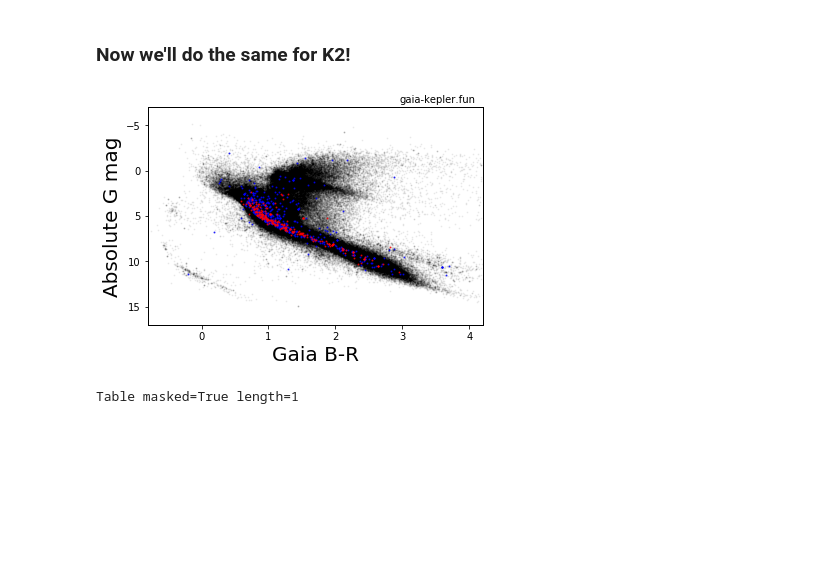
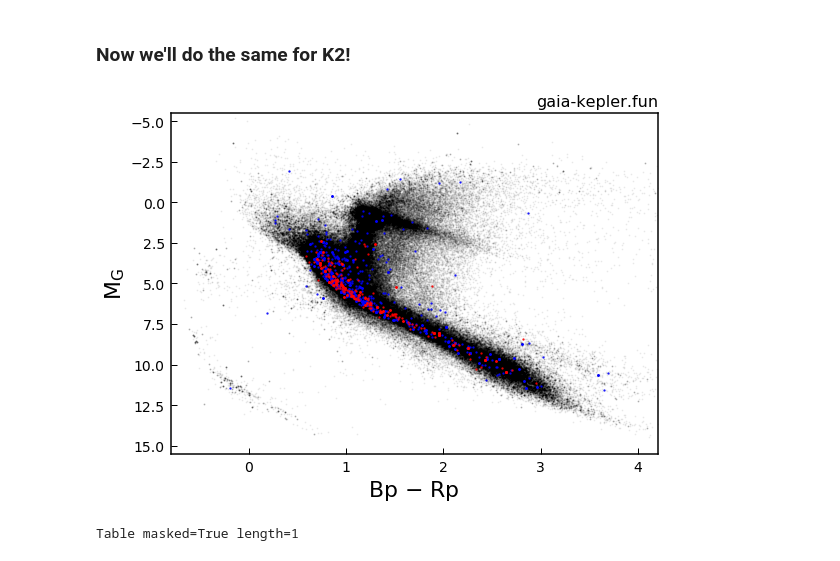
Before and after one commit to megbedell/gaia-kepler.fun, a Jupyter notebook: notebooks/demo.ipynb, the cells around one changed output. Saved outputs shown, nothing was run; the diff lists cells and outputs as text; code cells hidden in the pictures; blank space fills up the shorter version.

```diff
--- a/notebooks/demo.ipynb
+++ b/notebooks/demo.ipynb
@@ -8,7 +8,7 @@ from astropy import units as u
 import astropy.coordinates as coord
 # %%
 import matplotlib as mpl
-mpl.rcParams['axes.linewidth'] = 1. #set the value globally
+mpl.rcParams['axes.linewidth'] = 1.5 #set the value globally
 # %% [markdown]
 ### Load up the Kepler crossmatch data and check it out:
 # %%
@@ -109,26 +112,30 @@ show(fig)
 # %% [markdown]
 ### Now we'll do the same for K2!
 # %%
-k2_data = Table.read('../scripts/k2_dr2_4arcsec.fits', format='fits')
+k2_data = Table.read('../scripts/k2_dr2_1arcsec.fits', format='fits')
 # %%
 k2_data['abs_gmag'] = k2_data['phot_g_mean_mag'] - \
                             5.*(np.log10(k2_data['r_est']) - 1.)
 k2_data['abs_gmag'].unit = u.mag
 # %%
+fig, ax = plt.subplots(figsize=(8,8))
 filter = (k2_data['phot_g_mean_mag'] <= 18.) & (k2_data['parallax'] > 0.1)
 plt.scatter(k2_data['bp_rp'][filter], k2_data['abs_gmag'][filter], alpha=0.05, color='k', s=1)
 filter2 = (k2_data['k2c_disp'] == 'CANDIDATE') & filter
-plt.scatter(k2_data['bp_rp'][filter2], k2_data['abs_gmag'][filter2], alpha=0.7, s=1, color='b')
+plt.scatter(k2_data['bp_rp'][filter2], k2_data['abs_gmag'][filter2], alpha=0.7, s=2, color='b')
 filter2 = (k2_data['k2c_disp'] == 'CONFIRMED') & filter
-plt.scatter(k2_data['bp_rp'][filter2], k2_data['abs_gmag'][filter2], alpha=0.7, s=1, color='r')
-plt.xlabel('Gaia B-R', fontsize=20)
-plt.ylabel('Absolute G mag', fontsize=20)
-plt.ylim([17,-7])
+plt.scatter(k2_data['bp_rp'][filter2], k2_data['abs_gmag'][filter2], alpha=0.7, s=2, color='r')
+plt.xlabel(r'Bp $-$ Rp', fontsize=22)
+plt.ylabel(r'M$_{\mathrm{G}}$', fontsize=22)
+plt.ylim([15.5,-5.5])
 plt.xlim([-0.8,4.2])
-plt.text(0.75,1.02,'gaia-kepler.fun', transform=plt.gca().transAxes)
+plt.text(0.75,1.02,'gaia-kepler.fun', fontsize=16, transform=plt.gca().transAxes)
+ax = plt.gca()
+ax.set_aspect(5/30.)
+plt.tight_layout()
 plt.savefig('../img/colormag_k2.png')
 # %% [output]
-[figure, old version]
+[figure, new version]
 # %%
 filter2 = (k2_data['k2c_disp'] == 'CANDIDATE') & filter
 
```
Also changed, not shown: parts of 2 cells of this notebook, 5 other files.
